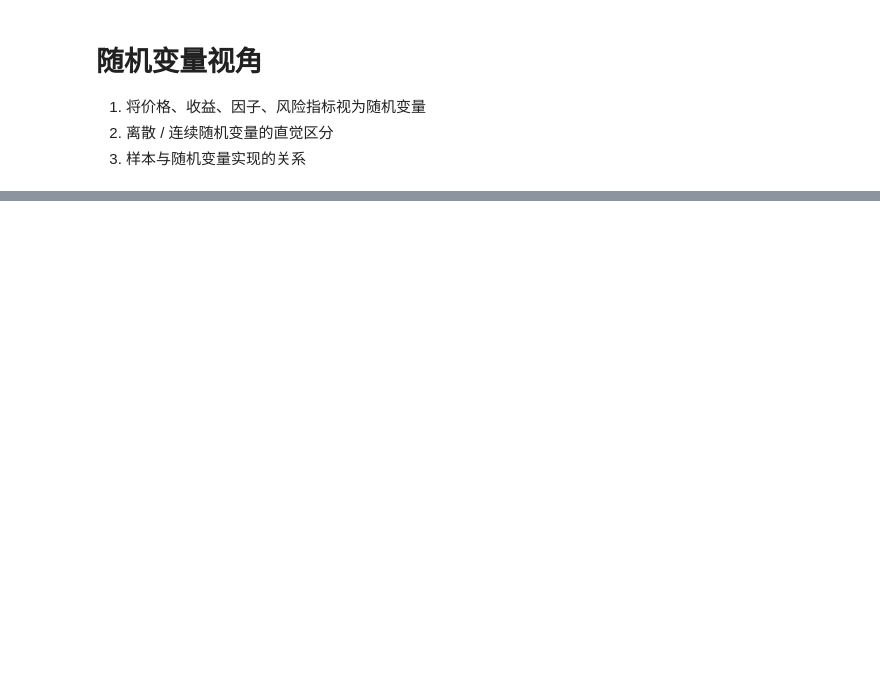
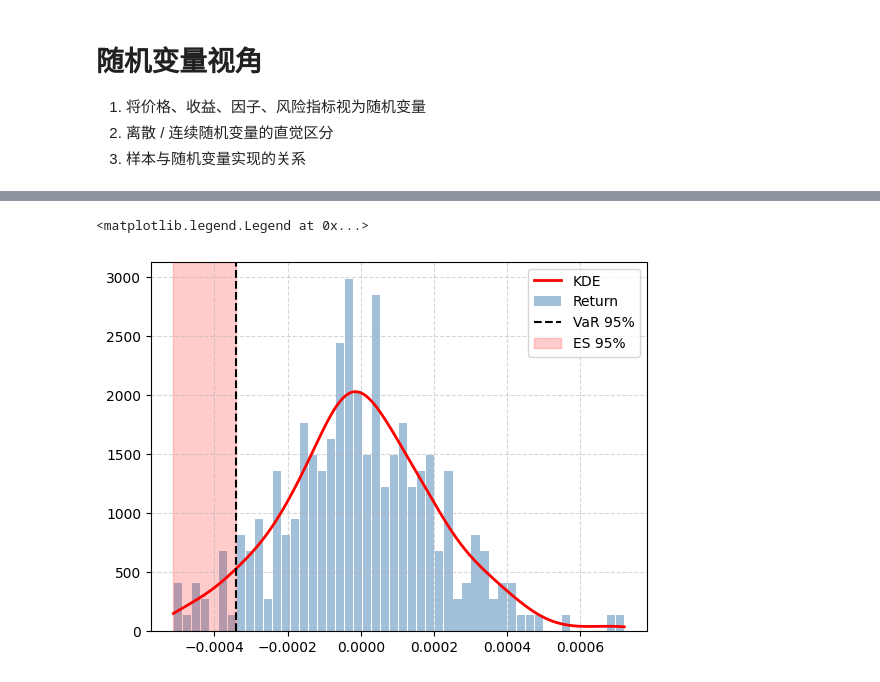
Before and after one commit to JJjbsj/Learning-To-TheMoon, a Jupyter notebook: statistic_probability/Random_Variables&Distributions/01_random_variable/code_and_learning.ipynb, the cells around one changed output, grey strips where cells are left out. Cells and saved outputs as stored; diff of their text form; code cells hidden in the pictures; blank space fills up the shorter version.

```diff
--- a/statistic_probability/Random_Variables&Distributions/01_random_variable/code_and_learning.ipynb
+++ b/statistic_probability/Random_Variables&Distributions/01_random_variable/code_and_learning.ipynb
@@ -131,0 +521,18 @@ $$历史价格序列是某条世界线的实现$$
+# %%
+loss = -data['return']
+alpha = 0.95
+VaR = np.quantile(loss,alpha)
+ES = loss[loss >= VaR].mean()
+# %%
+x = np.linspace(data['return'].min(),data['return'].max(),500)
+kde = gaussian_kde(data['return'])
+
+plt.plot(x,kde(x),color='red',linewidth=2,label="KDE")
+plt.hist(data['return'],bins=50,density=True,alpha=0.5,color='steelblue',rwidth=0.9,label='Return')
+plt.axvline(-VaR, color='black', linestyle='--', label='VaR 95%')
+plt.axvspan(data['return'].min(), -VaR, color='red', alpha=0.2, label='ES 95%')
+plt.grid(True, linestyle='--', alpha=0.5)
+plt.legend()
+# %% [output]
+<matplotlib.legend.Legend at 0x...>
+[figure, added]
```
Also changed, not shown: parts of 18 cells of this notebook, 1 other file.
